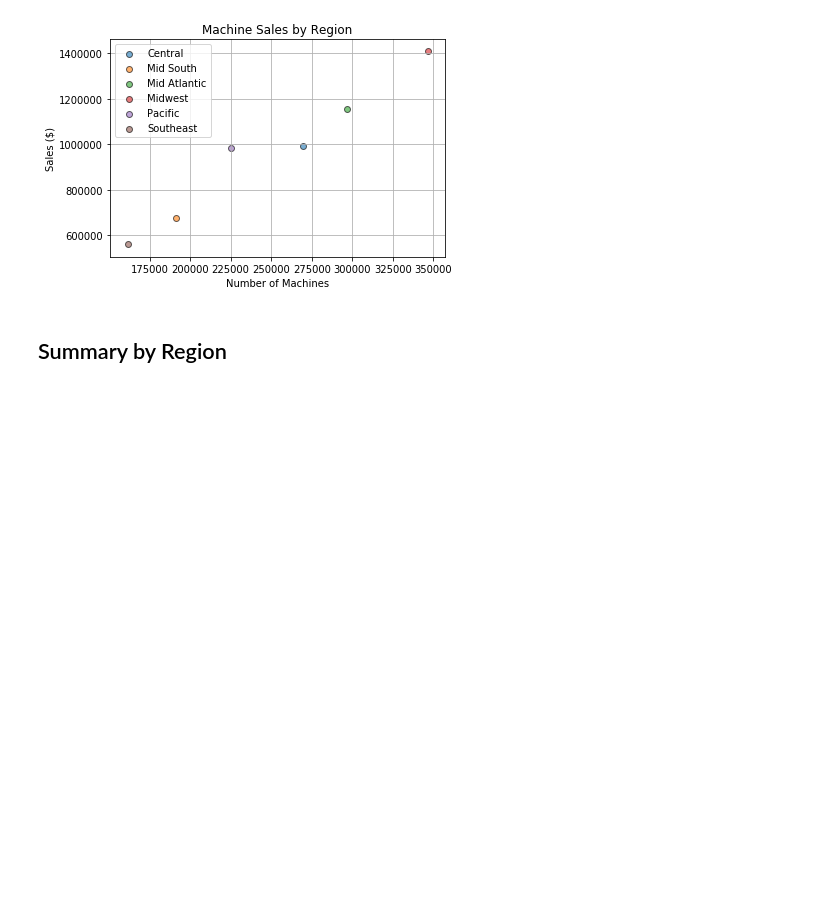
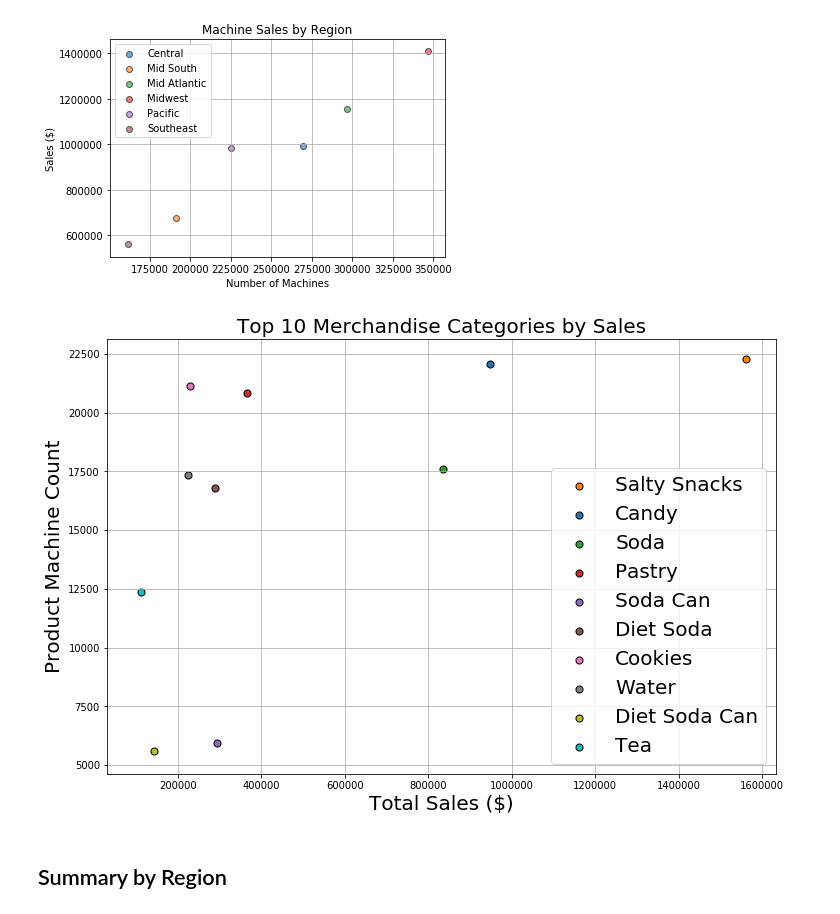
Before and after one commit to hillcou1/Project1, a Jupyter notebook: Project1/VendingDataAnalysis.ipynb, the cells around one changed output. Drawn from its saved outputs; the diff is of its cells as text; code cells hidden in the pictures; blank space fills up the shorter version.

```diff
--- a/Project1/VendingDataAnalysis.ipynb
+++ b/Project1/VendingDataAnalysis.ipynb
@@ -189,6 +182,60 @@ plt.grid(True)
 plt.show()
 # %% [output]
 [figure]
+# %%
+Colors
+# ["#1f77b4", "#ff7f0e", "#2ca02c", "#d62728", "#9467bd", "#8c564b", "#e377c2", "#7f7f7f", "#bcbd22", "#17becf"]
+
+SalesByMerchandise = pd.DataFrame(Combined_Data.groupby(['MerchandiseCat'])['Sales'].sum())
+MachinesByMerchandise = pd.DataFrame(Combined_Data.groupby(['MerchandiseCat'])['machineid'].nunique())
+# MachinesByMerchandise.head()
+
+SalesByMerchandise = SalesByMerchandise.sort_values("Sales", ascending=False)
+SalesTop10 = pd.DataFrame(SalesByMerchandise.head(10))
+
+# SalesTop10.head(15)
+
+SalesTop10Machines = SalesTop10.merge(MachinesByMerchandise, on=(['MerchandiseCat']))
+SalesTop10Machines = SalesTop10Machines.reset_index()
+
+# SalesTop10Machines.head(20)
+
+
+# Midwest Data
+SaltySnacks =  SalesTop10Machines.loc[SalesTop10Machines["MerchandiseCat"]== "Salty Snacks"]
+Candy =  SalesTop10Machines.loc[SalesTop10Machines["MerchandiseCat"]== "Candy"]
+Soda =  SalesTop10Machines.loc[SalesTop10Machines["MerchandiseCat"]== "Soda"]
+Pastry =  SalesTop10Machines.loc[SalesTop10Machines["MerchandiseCat"]== "Pastry"]
+SodaCan =  SalesTop10Machines.loc[SalesTop10Machines["MerchandiseCat"]== "Soda Can"]
+DietSoda =  SalesTop10Machines.loc[SalesTop10Machines["MerchandiseCat"]== "Diet Soda"]
+Cookies =  SalesTop10Machines.loc[SalesTop10Machines["MerchandiseCat"]== "Cookies"]
+Water =  SalesTop10Machines.loc[SalesTop10Machines["MerchandiseCat"]== "Water"]
+DietSodaCan =  SalesTop10Machines.loc[SalesTop10Machines["MerchandiseCat"]== "Diet Soda Can"]
+Tea =  SalesTop10Machines.loc[SalesTop10Machines["MerchandiseCat"]== "Tea"]
+
+
+ax1 = SaltySnacks.plot(kind='scatter', x='Sales', y='machineid', marker="o", s=50, color="#ff7f0e", edgecolor='black', alpha=1, label="Salty Snacks", figsize=(12,8))
+ax2 = Candy.plot(kind='scatter', x='Sales', y='machineid', marker="o", s=50, color="#1f77b4", edgecolor='black', alpha=1, ax=ax1, label="Candy", figsize=(12,8))
+ax3 = Soda.plot(kind='scatter', x='Sales', y='machineid', marker="o", s=50, color="#2ca02c", edgecolor='black', alpha=1, ax=ax1, label="Soda", figsize=(12,8))
+ax4 = Pastry.plot(kind='scatter', x='Sales', y='machineid', marker="o", s=50, color="#d62728", edgecolor='black', alpha=1, ax=ax1, label="Pastry", figsize=(12,8))
+ax5 = SodaCan.plot(kind='scatter', x='Sales', y='machineid', marker="o", s=50, color="#9467bd", edgecolor='black', alpha=1, ax=ax1, label="Soda Can", figsize=(12,8))
+ax6 = DietSoda.plot(kind='scatter', x='Sales', y='machineid', marker="o", s=50, color="#8c564b", edgecolor='black', alpha=1, ax=ax1, label="Diet Soda", figsize=(12,8))
+ax7 = Cookies.plot(kind='scatter', x='Sales', y='machineid', marker="o", s=50, color="#e377c2", edgecolor='black', alpha=1, ax=ax1, label="Cookies", figsize=(12,8))
+ax8 = Water.plot(kind='scatter', x='Sales', y='machineid', marker="o", s=50, color="#7f7f7f", edgecolor='black', alpha=1, ax=ax1, label="Water", figsize=(12,8))
+ax9 = DietSodaCan.plot(kind='scatter', x='Sales', y='machineid', marker="o", s=50, color="#bcbd22", edgecolor='black', alpha=1, ax=ax1, label="Diet Soda Can", figsize=(12,8))
+ax10 = Tea.plot(kind='scatter', x='Sales', y='machineid', marker="o", s=50, color="#17becf", edgecolor='black', alpha=1, ax=ax1, label="Tea", figsize=(12,8))
+
+
+# plt.text(.95, 0.5, "Note: Circle size corresponds with the driver count per city.", fontsize=15, transform=plt.gcf().transFigure)
+plt.legend(fontsize=20)
+plt.grid()
+plt.title('Top 10 Merchandise Categories by Sales', fontsize=20)
+plt.xlabel('Total Sales ($)', fontsize=20)
+plt.ylabel('Product Machine Count', fontsize=20)
+
+plt.show()
+# %% [output]
+[figure, added]
 # %% [markdown]
 ## Summary by Region
 # %%
```
Also changed, not shown: parts of 7 cells of this notebook, 2 other files.
